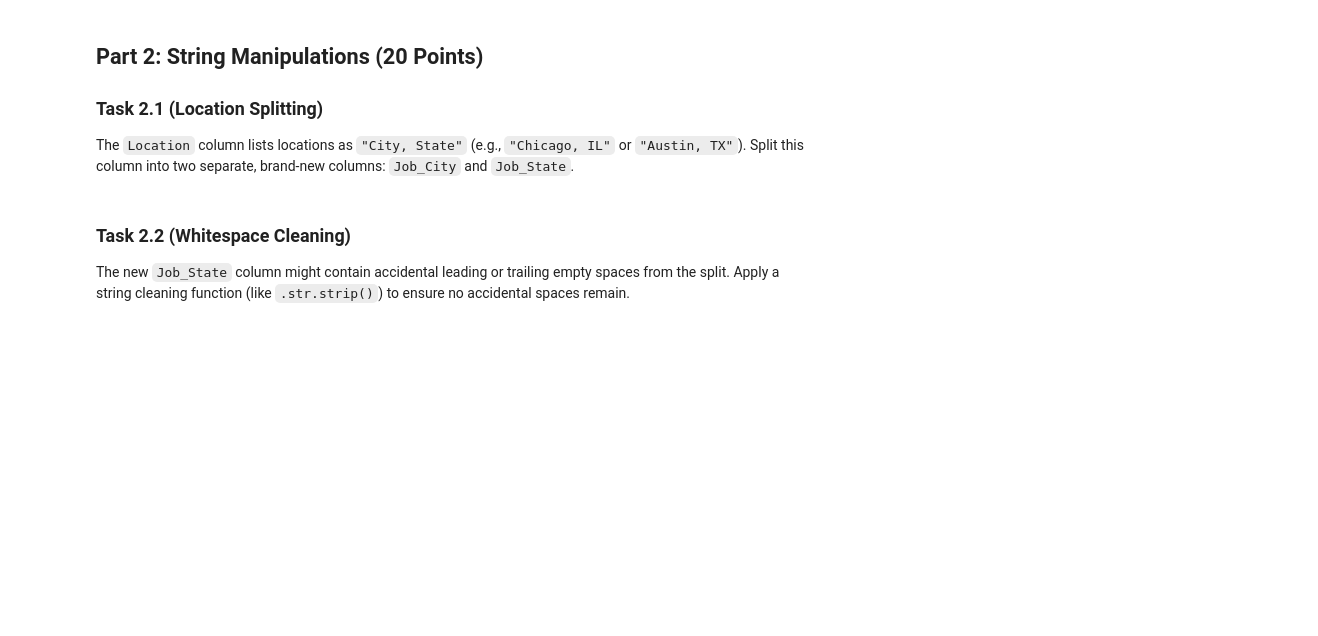
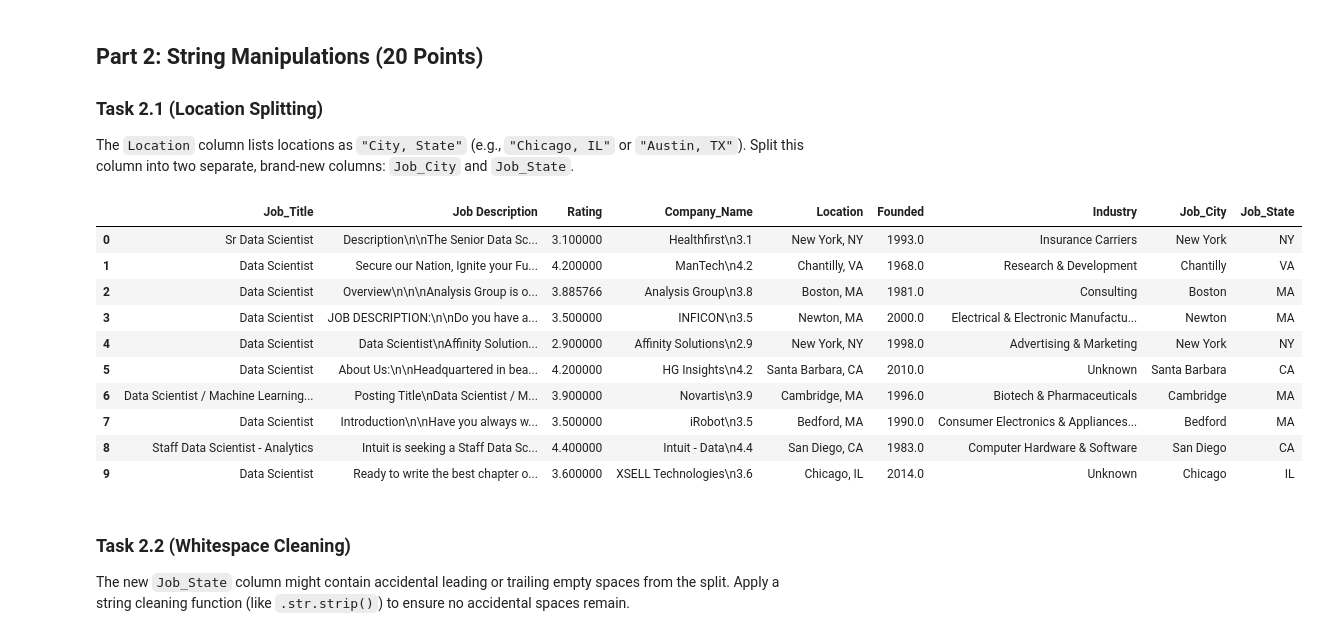
Before and after one commit to mshinMC/DATA101, a Jupyter notebook: Data_Wrangling_Project - Copy.ipynb, the cells around one changed output. Cells and saved outputs as stored; diff of their text form; code cells hidden in the pictures; blank space fills up the shorter version.

```diff
--- a/Data_Wrangling_Project - Copy.ipynb
+++ b/Data_Wrangling_Project - Copy.ipynb
@@ -107,8 +109,21 @@ The `Location` column lists locations as `"City, State"` (e.g., `"Chicago, IL"`
 # %%
 # Write your solution for Task 2.1 here
 
-glassDoor['Job_City'] = glassDoor['Location'].str.extract(r"")
-glassDoor['Job_State'] = glassDoor['Location'].str.extract(r"$")
+glassDoor['Job_City'] = glassDoor['Location'].str.extract(r"^(.+),")
+glassDoor['Job_State'] = glassDoor['Location'].str.extract(r", (.{2})$")
+glassDoor.head(10)
+# %% [output]
+|  | Job_Title | Job Description | Rating | Company_Name | Location | Founded | Industry | Job_City | Job_State |
+| 0 | Sr Data Scientist | Description\n\nThe Senior Data Sc... | 3.100000 | Healthfirst\n3.1 | New York, NY | 1993.0 | Insurance Carriers | New York | NY |
+| 1 | Data Scientist | Secure our Nation, Ignite your Fu... | 4.200000 | ManTech\n4.2 | Chantilly, VA | 1968.0 | Research & Development | Chantilly | VA |
+| 2 | Data Scientist | Overview\n\n\nAnalysis Group is o... | 3.885766 | Analysis Group\n3.8 | Boston, MA | 1981.0 | Consulting | Boston | MA |
+| 3 | Data Scientist | JOB DESCRIPTION:\n\nDo you have a... | 3.500000 | INFICON\n3.5 | Newton, MA | 2000.0 | Electrical & Electronic Manufactu... | Newton | MA |
+| 4 | Data Scientist | Data Scientist\nAffinity Solution... | 2.900000 | Affinity Solutions\n2.9 | New York, NY | 1998.0 | Advertising & Marketing | New York | NY |
+| 5 | Data Scientist | About Us:\n\nHeadquartered in bea... | 4.200000 | HG Insights\n4.2 | Santa Barbara, CA | 2010.0 | Unknown | Santa Barbara | CA |
+| 6 | Data Scientist / Machine Learning... | Posting Title\nData Scientist / M... | 3.900000 | Novartis\n3.9 | Cambridge, MA | 1996.0 | Biotech & Pharmaceuticals | Cambridge | MA |
+| 7 | Data Scientist | Introduction\n\nHave you always w... | 3.500000 | iRobot\n3.5 | Bedford, MA | 1990.0 | Consumer Electronics & Appliances... | Bedford | MA |
+| 8 | Staff Data Scientist - Analytics | Intuit is seeking a Staff Data Sc... | 4.400000 | Intuit - Data\n4.4 | San Diego, CA | 1983.0 | Computer Hardware & Software | San Diego | CA |
+| 9 | Data Scientist | Ready to write the best chapter o... | 3.600000 | XSELL Technologies\n3.6 | Chicago, IL | 2014.0 | Unknown | Chicago | IL |
 # %% [markdown]
 ### **Task 2.2 (Whitespace Cleaning)**
 The new `Job_State` column might contain accidental leading or trailing empty spaces from the split. Apply a string cleaning function (like `.str.strip()`) to ensure no accidental spaces remain.
```
Also changed, not shown: parts of 7 cells of this notebook.
